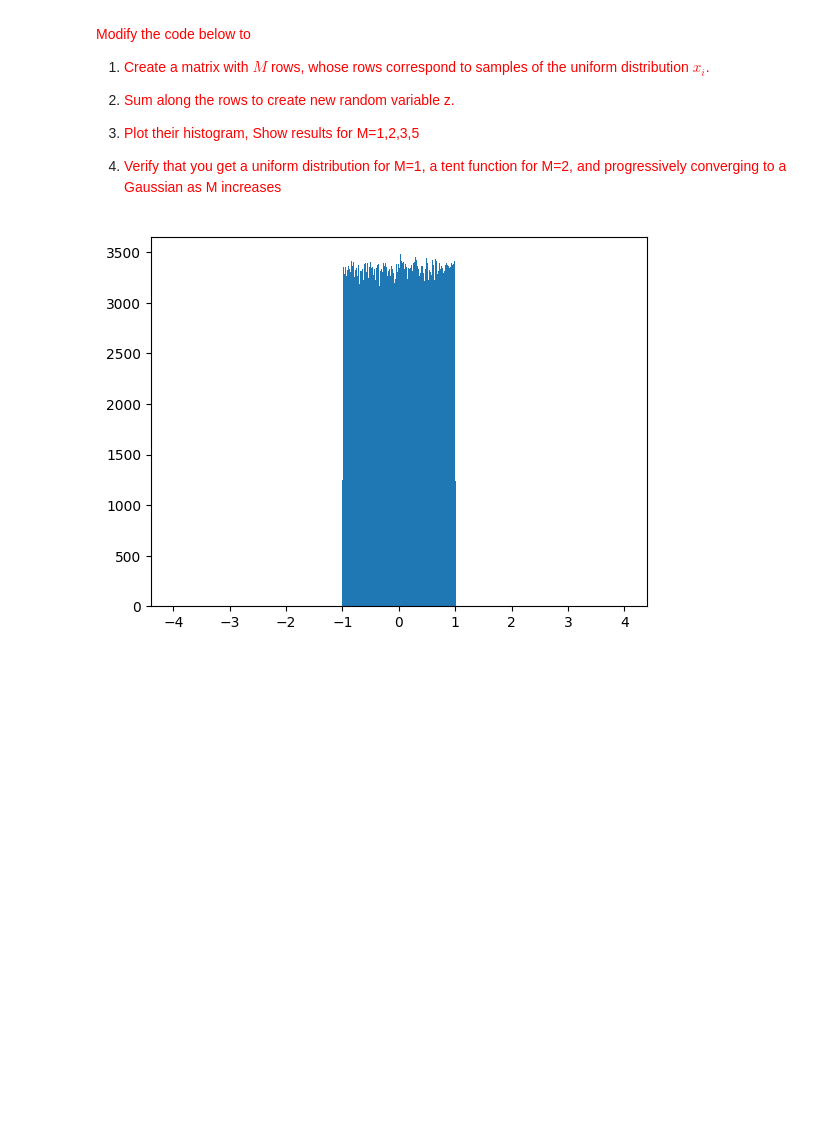
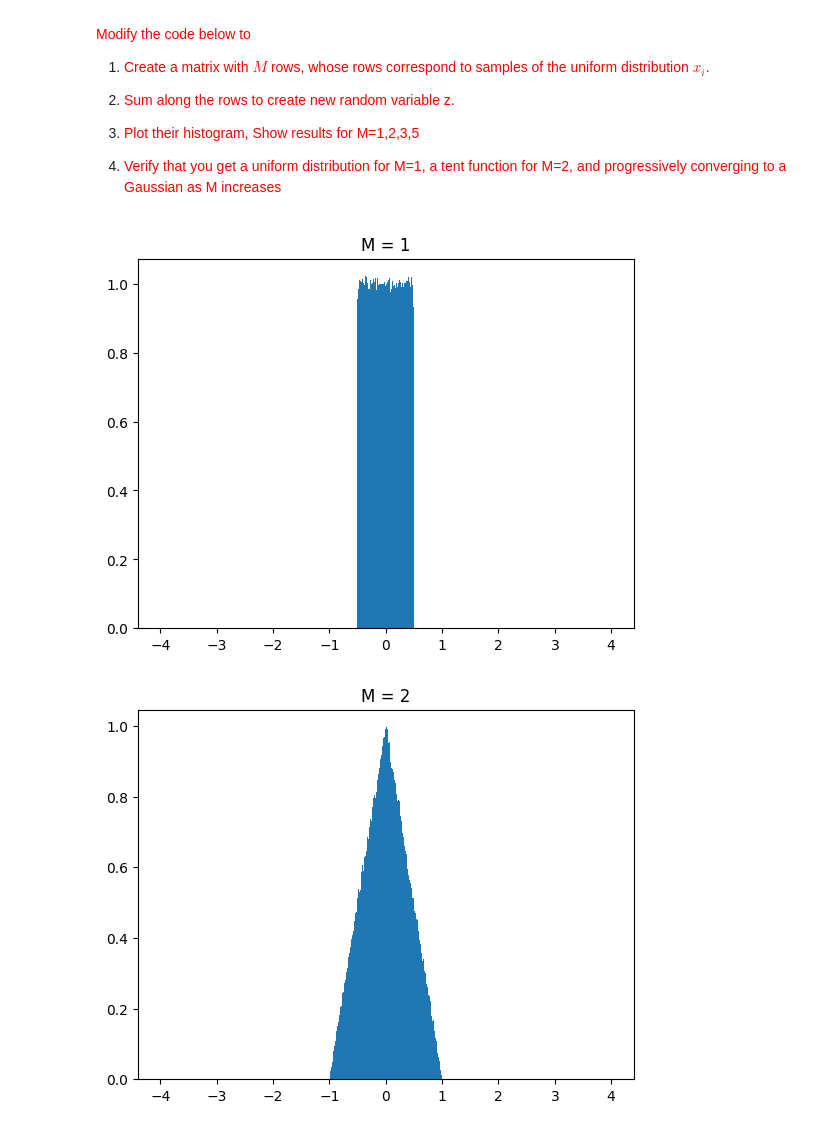
Before and after one commit to aezouhri/Machine_Learning, a Jupyter notebook: Mini assignment 3/ma03-1DGaussian.ipynb, the cells around one changed output. Cells and saved outputs as stored; diff of their text form; code cells hidden in the pictures; blank space fills up the shorter version.

```diff
--- a/Mini assignment 3/ma03-1DGaussian.ipynb
+++ b/Mini assignment 3/ma03-1DGaussian.ipynb
@@ -72,14 +72,17 @@ Thus the sum of several <font color=red>uniform</font> random variables has a pd
 
 4. <font color=red>  Verify that you get a uniform distribution for M=1, a tent function for M=2, and progressively converging to a Gaussian as M increases</font>
 # %%
-
-
 N = 500000
 M = 5
 s = np.random.uniform(-0.5, 0.5, N)
-
 # YOUR CODE HERE
-
-pt = plt.hist(s, bins=x)
+for M in [1, 2, 3, 5]:
+    s = np.random.uniform(-0.5, 0.5, (M, N))
+    z = np.sum(s, axis=0)
+    plt.figure()
+    plt.hist(z, bins=x, density=True)
+    plt.title(f'M = {M}')
+    plt.show()
 # %% [output]
-[figure, old version]
+[figure, new version]
+[figure, added]
```
Also changed, not shown: parts of 2 cells of this notebook, 1 other file.
